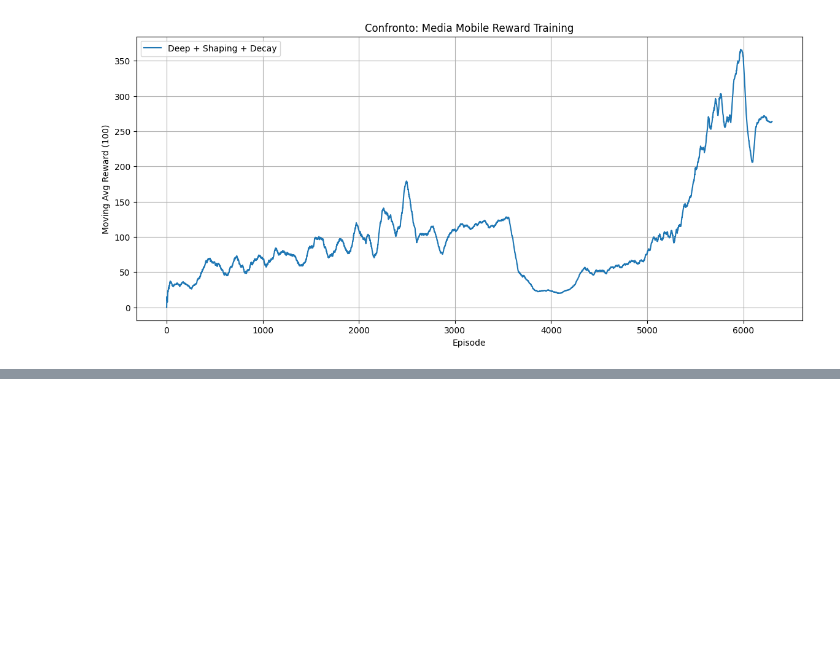
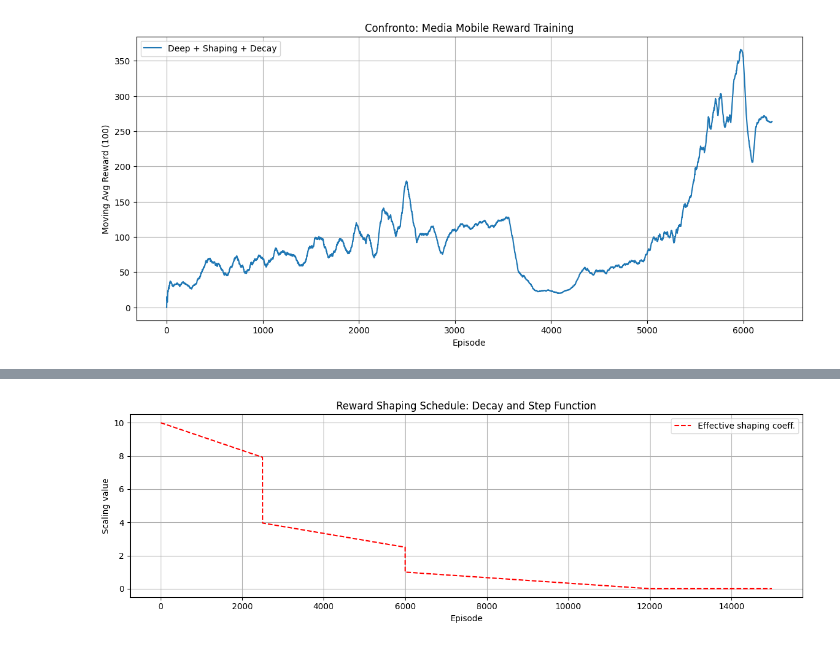
Before and after one commit to Gabrocecco/multi_agent_rl_final_project, a Jupyter notebook: notebooks/analysis.ipynb, the cells around one changed output, grey strips where cells are left out. Drawn from its saved outputs; the diff is of its cells as text; code cells hidden in the pictures; blank space fills up the shorter version.

```diff
--- a/notebooks/analysis.ipynb
+++ b/notebooks/analysis.ipynb
@@ -244,2 +251,30 @@ Ultimo episodio: 1442, Total reward: 167.17
 Premi Interrompi/Stop quando vuoi fermare il monitoraggio live.
 KeyboardInterrupt:
+# %%
+import numpy as np
+import matplotlib.pyplot as plt
+
+episodes = np.arange(0, 15000)
+# Decay factor lineare
+decay_factor = np.maximum(0.0, 1.0 - episodes / 12000)
+
+# Funzione a gradino per la scale
+scale = np.where(episodes < 2500, 10.0, np.where(episodes < 6000, 5.0, 2.0))
+
+# (Facoltativo) shaping effettivo: scale * decay_factor
+shaping_coeff = scale * decay_factor
+
+plt.figure(figsize=(12, 4))
+# plt.plot(episodes, decay_factor, '--', label="Decay factor", color="red")
+# plt.step(episodes, scale, where='post', label="Shaping scale (step)", color="blue")
+plt.plot(episodes, shaping_coeff, '--',label="Effective shaping coeff.", color="red")
+
+plt.xlabel("Episode")
+plt.ylabel("Scaling value")
+plt.title("Reward Shaping Schedule: Decay and Step Function")
+plt.legend()
+plt.grid(True)
+plt.tight_layout()
+plt.show()
+# %% [output]
+[figure, added]
```
Also changed, not shown: parts of 7 cells of this notebook, 3 other files.
